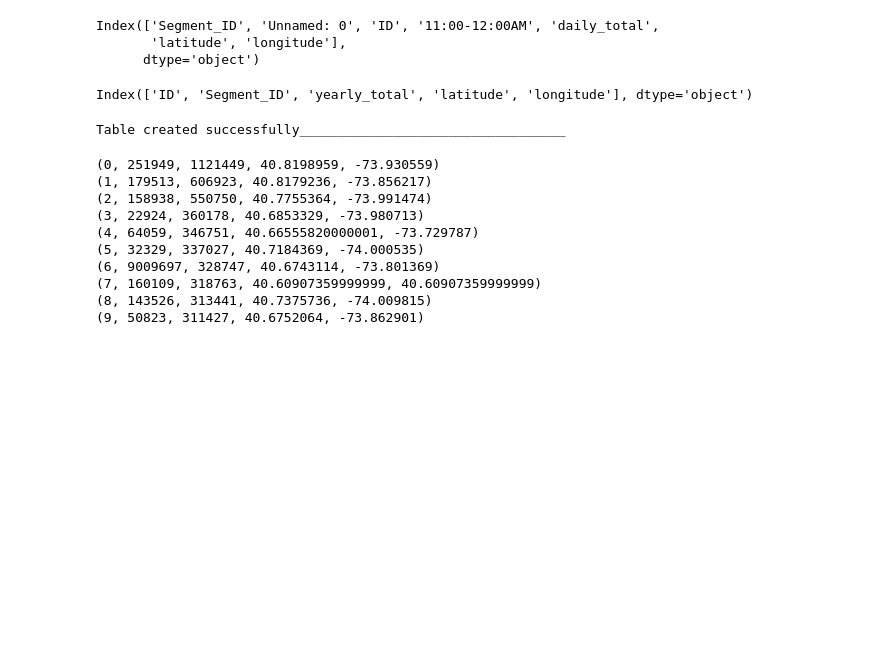
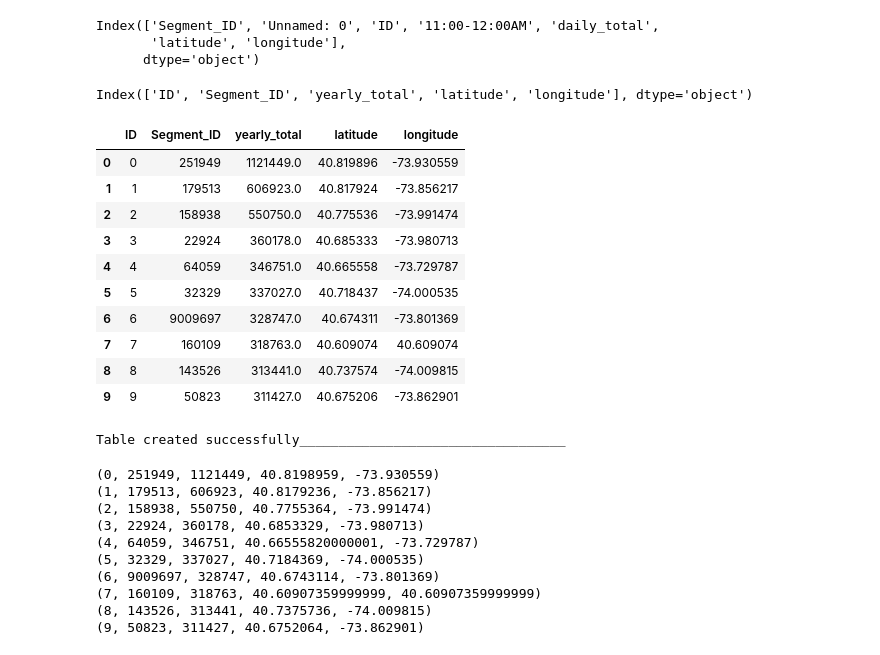
Before and after one commit to 0xyyyy/NYC_Traffic_Project, a Jupyter notebook: clean_notebook.ipynb, the cells around one changed output. Saved outputs shown, nothing was run; the diff lists cells and outputs as text; code cells hidden in the pictures; blank space fills up the shorter version.

```diff
--- a/clean_notebook.ipynb
+++ b/clean_notebook.ipynb
@@ -261,6 +261,20 @@ tp10clean.insert(0, "ID", range(0, len(tp10clean)))
 tp10clean.columns
 # %% [output]
 Index(['ID', 'Segment_ID', 'yearly_total', 'latitude', 'longitude'], dtype='object')
+# %%
+tp10clean
+# %% [output]
+|  | ID | Segment_ID | yearly_total | latitude | longitude |
+| 0 | 0 | 251949 | 1121449.0 | 40.819896 | -73.930559 |
+| 1 | 1 | 179513 | 606923.0 | 40.817924 | -73.856217 |
+| 2 | 2 | 158938 | 550750.0 | 40.775536 | -73.991474 |
+| 3 | 3 | 22924 | 360178.0 | 40.685333 | -73.980713 |
+| 4 | 4 | 64059 | 346751.0 | 40.665558 | -73.729787 |
+| 5 | 5 | 32329 | 337027.0 | 40.718437 | -74.000535 |
+| 6 | 6 | 9009697 | 328747.0 | 40.674311 | -73.801369 |
+| 7 | 7 | 160109 | 318763.0 | 40.609074 | 40.609074 |
+| 8 | 8 | 143526 | 313441.0 | 40.737574 | -74.009815 |
+| 9 | 9 | 50823 | 311427.0 | 40.675206 | -73.862901 |
 # %%
 db_file = "db.sqlite"
 # %%
```
Also changed, not shown: 2 other files.
